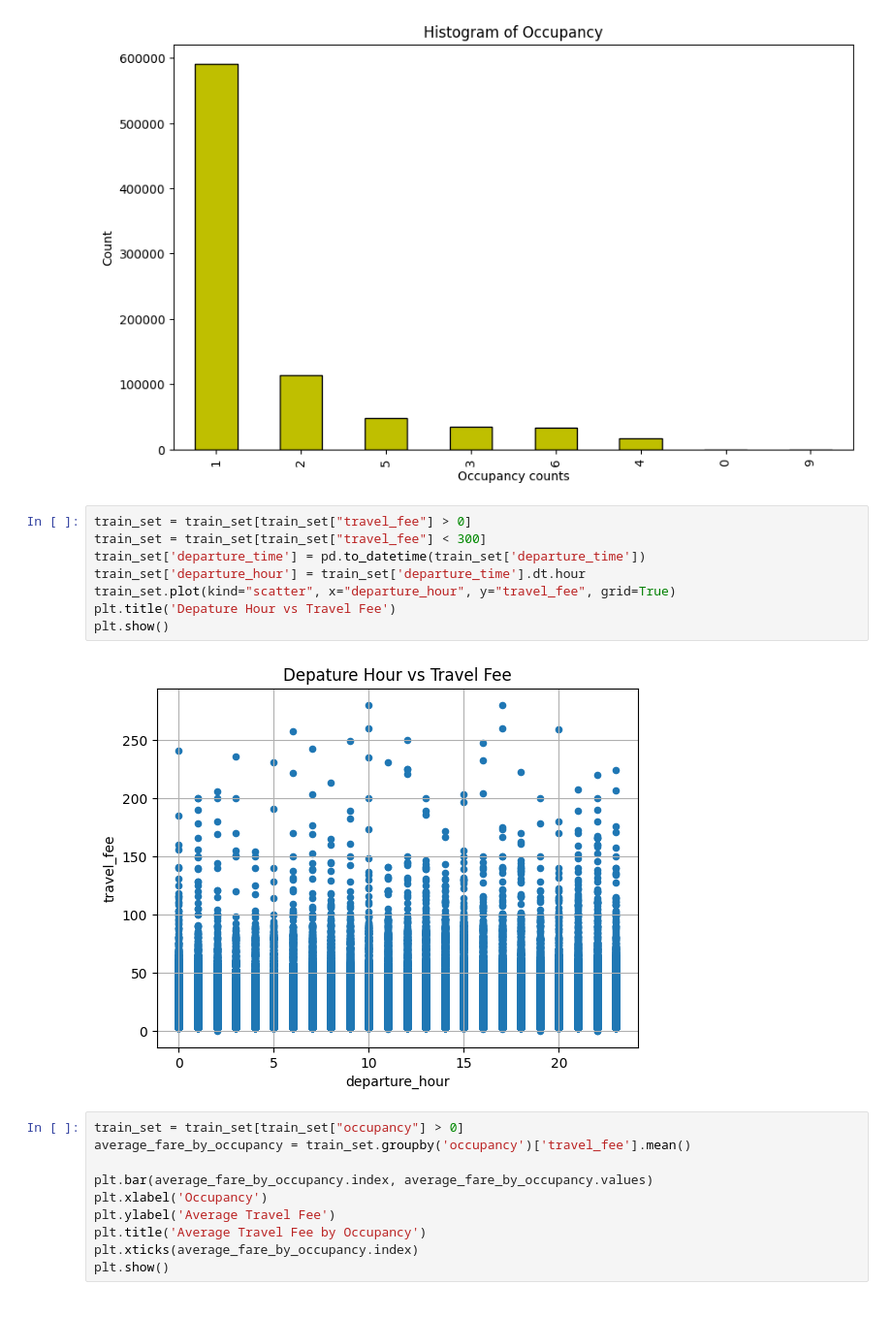
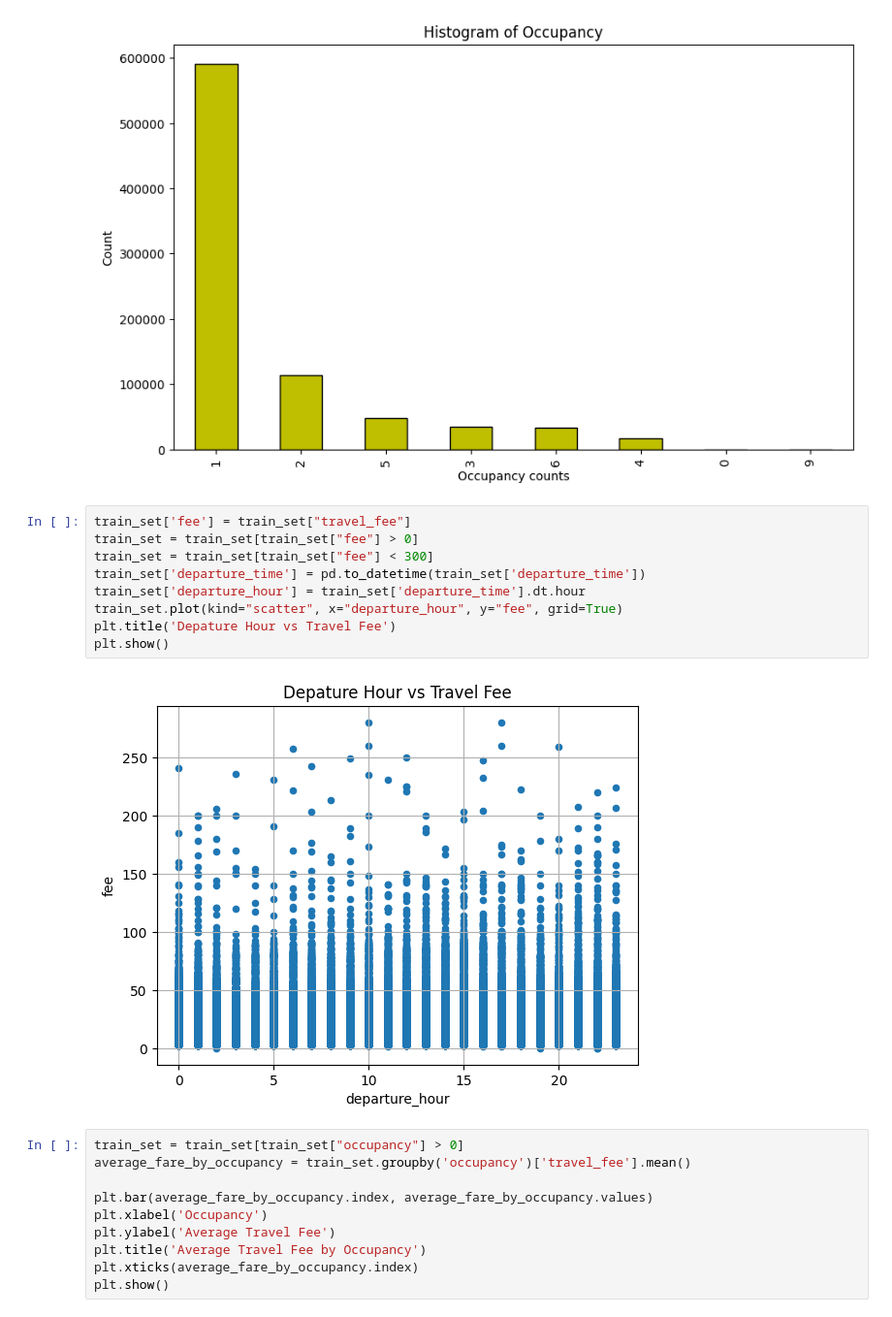
Before and after one commit to EricChan12311/DMA, a Jupyter notebook: DataMining.ipynb, the cells around one changed output. Shown: that part at 97% size. Cells and saved outputs as stored; diff of their text form.

```diff
--- a/DataMining.ipynb
+++ b/DataMining.ipynb
@@ -98,15 +101,16 @@ plt.ylabel('Count')
 Text(0, 0.5, 'Count')
 [figure]
 # %%
-train_set = train_set[train_set["travel_fee"] > 0]
-train_set = train_set[train_set["travel_fee"] < 300]
+train_set['fee'] = train_set["travel_fee"]
+train_set = train_set[train_set["fee"] > 0]
+train_set = train_set[train_set["fee"] < 300]
 train_set['departure_time'] = pd.to_datetime(train_set['departure_time'])
 train_set['departure_hour'] = train_set['departure_time'].dt.hour
-train_set.plot(kind="scatter", x="departure_hour", y="travel_fee", grid=True)
+train_set.plot(kind="scatter", x="departure_hour", y="fee", grid=True)
 plt.title('Depature Hour vs Travel Fee')
 plt.show()
 # %% [output]
-[figure, old version]
+[figure, new version]
 # %%
 train_set = train_set[train_set["occupancy"] > 0]
 average_fare_by_occupancy = train_set.groupby('occupancy')['travel_fee'].mean()
```
Also changed, not shown: parts of 3 cells of this notebook.
